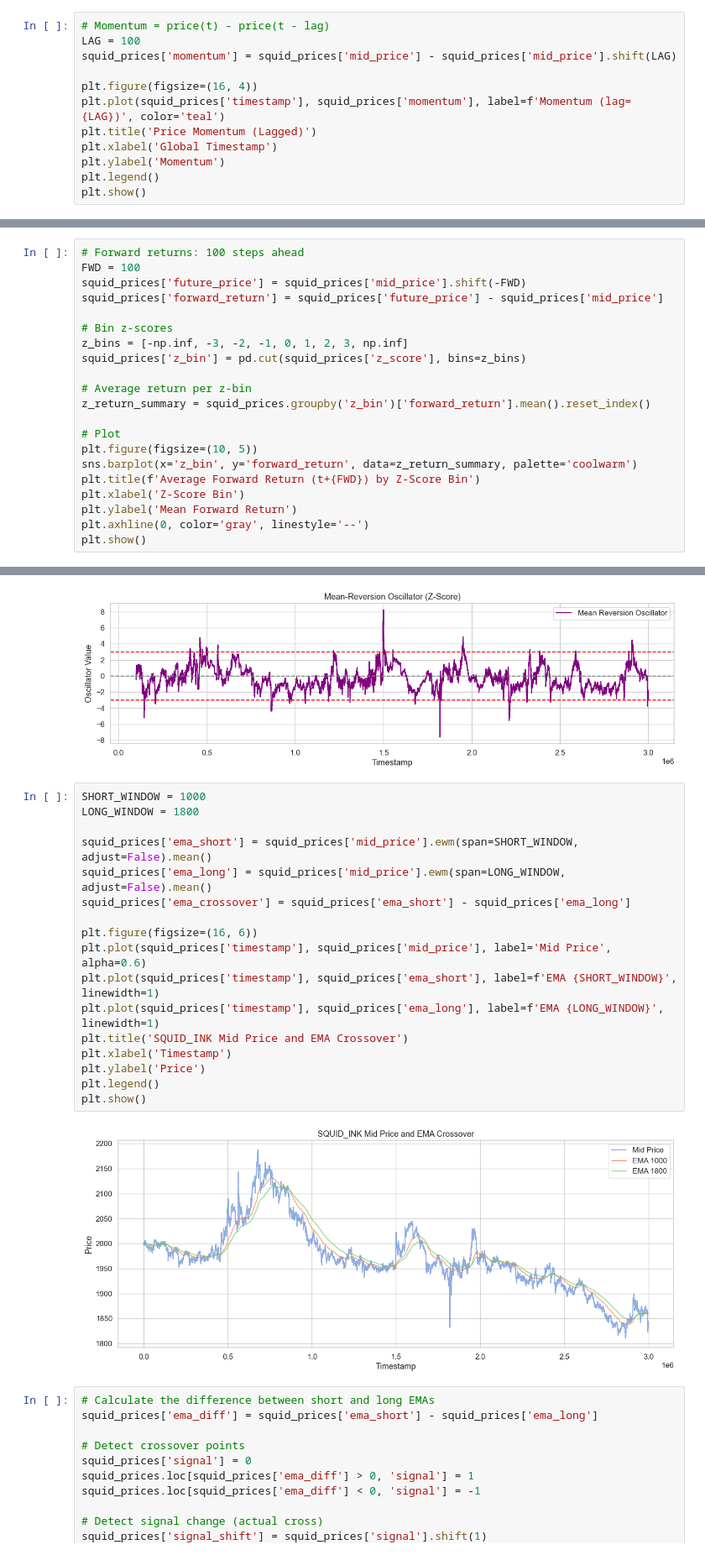
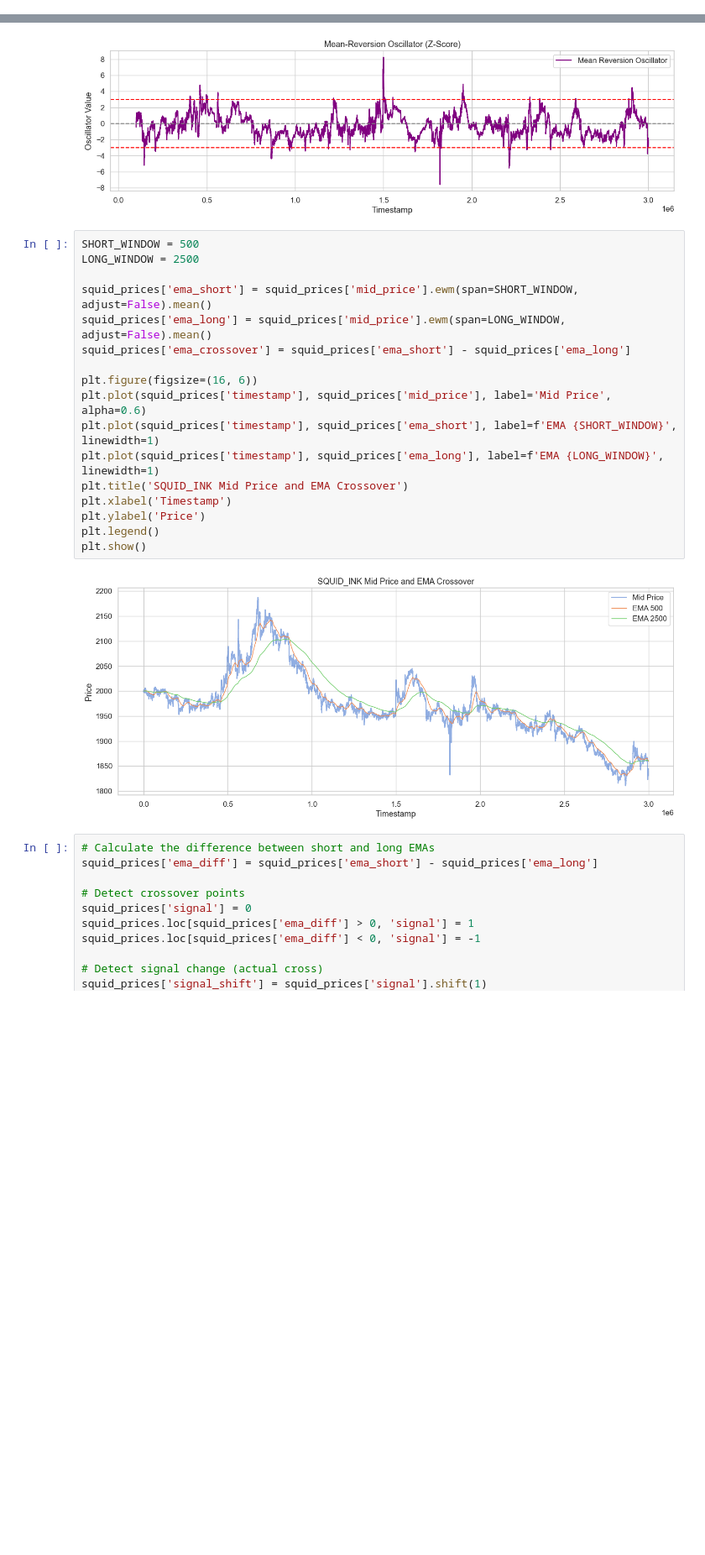
Before and after one commit to chrispyroberts/imc-prosperity-3, a Jupyter notebook: ROUND 1/bottleeda.ipynb, the cells around one changed output, grey strips where cells are left out. Shown at 84% size. Saved outputs shown, nothing was run; the diff lists cells and outputs as text; blank space fills up the shorter version.

```diff
--- a/ROUND 1/bottleeda.ipynb
+++ b/ROUND 1/bottleeda.ipynb
@@ -118,15 +105,3 @@ plt.tight_layout()
 plt.show()
 # %% [output]
 [figure]
-# %%
-# Momentum = price(t) - price(t - lag)
-LAG = 100
-squid_prices['momentum'] = squid_prices['mid_price'] - squid_prices['mid_price'].shift(LAG)
-
-plt.figure(figsize=(16, 4))
-plt.plot(squid_prices['timestamp'], squid_prices['momentum'], label=f'Momentum (lag={LAG})', color='teal')
-plt.title('Price Momentum (Lagged)')
-plt.xlabel('Global Timestamp')
-plt.ylabel('Momentum')
-plt.legend()
-plt.show()
@@ -149,21 +107,0 @@ plt.show()
-# %%
-# Forward returns: 100 steps ahead
-FWD = 100
-squid_prices['future_price'] = squid_prices['mid_price'].shift(-FWD)
-squid_prices['forward_return'] = squid_prices['future_price'] - squid_prices['mid_price']
-
-# Bin z-scores
-z_bins = [-np.inf, -3, -2, -1, 0, 1, 2, 3, np.inf]
-squid_prices['z_bin'] = pd.cut(squid_prices['z_score'], bins=z_bins)
-
-# Average return per z-bin
-z_return_summary = squid_prices.groupby('z_bin')['forward_return'].mean().reset_index()
-
-# Plot
-plt.figure(figsize=(10, 5))
-sns.barplot(x='z_bin', y='forward_return', data=z_return_summary, palette='coolwarm')
-plt.title(f'Average Forward Return (t+{FWD}) by Z-Score Bin')
-plt.xlabel('Z-Score Bin')
-plt.ylabel('Mean Forward Return')
-plt.axhline(0, color='gray', linestyle='--')
-plt.show()
@@ -210,24 +143,24 @@ plt.show()
 [figure]
 [figure]
 # %%
-SHORT_WINDOW = 1000
-LONG_WINDOW = 1800
+SHORT_WINDOW = 500
+LONG_WINDOW = 2500
 
 squid_prices['ema_short'] = squid_prices['mid_price'].ewm(span=SHORT_WINDOW, adjust=False).mean()
 squid_prices['ema_long'] = squid_prices['mid_price'].ewm(span=LONG_WINDOW, adjust=False).mean()
 squid_prices['ema_crossover'] = squid_prices['ema_short'] - squid_prices['ema_long']
 
 plt.figure(figsize=(16, 6))
 plt.plot(squid_prices['timestamp'], squid_prices['mid_price'], label='Mid Price', alpha=0.6)
 plt.plot(squid_prices['timestamp'], squid_prices['ema_short'], label=f'EMA {SHORT_WINDOW}', linewidth=1)
 plt.plot(squid_prices['timestamp'], squid_prices['ema_long'], label=f'EMA {LONG_WINDOW}', linewidth=1)
 plt.title('SQUID_INK Mid Price and EMA Crossover')
 plt.xlabel('Timestamp')
 plt.ylabel('Price')
 plt.legend()
 plt.show()
 # %% [output]
-[figure, old version]
+[figure, new version]
 # %%
 # Calculate the difference between short and long EMAs
 squid_prices['ema_diff'] = squid_prices['ema_short'] - squid_prices['ema_long']
```
Also changed, not shown: parts of 15 cells of this notebook, 1 other file.
